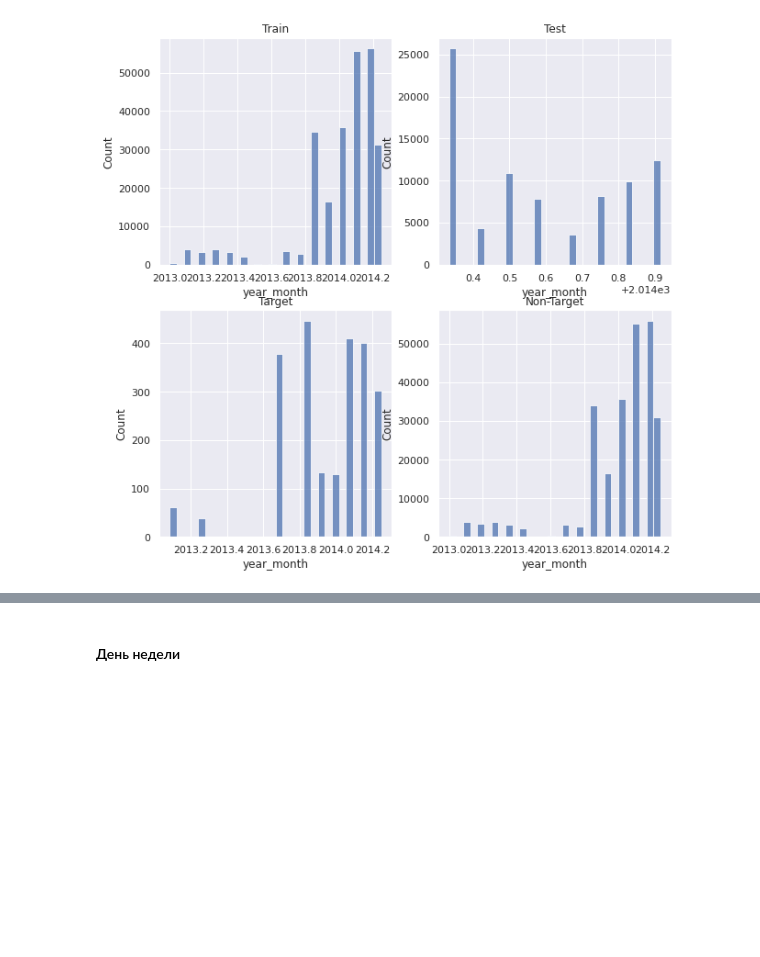
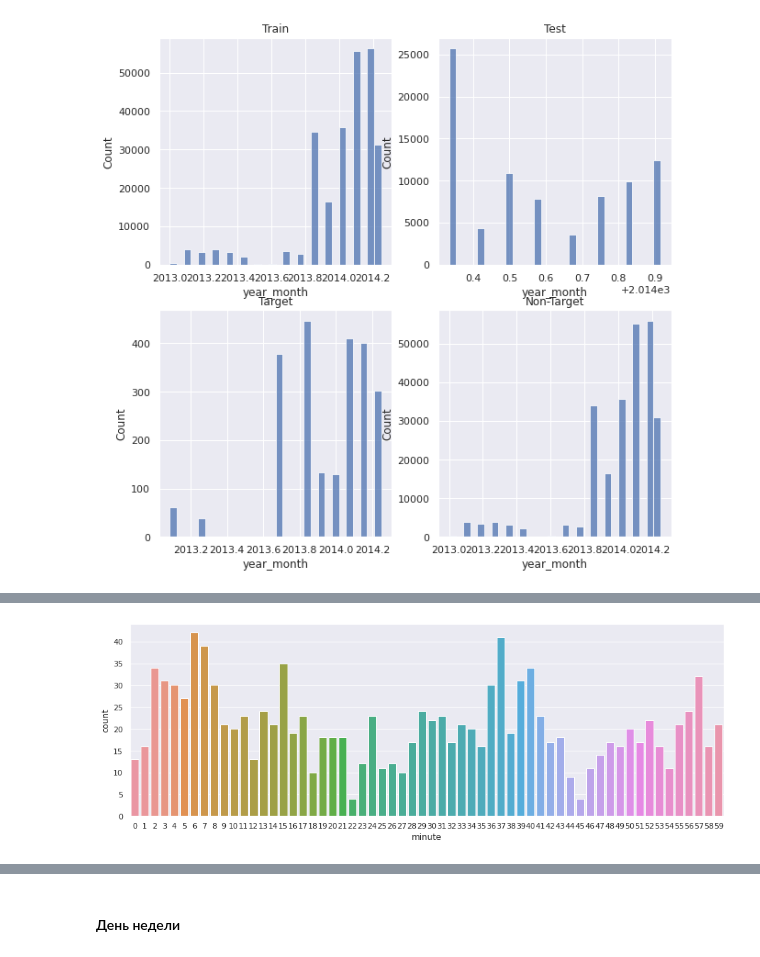
Before and after one commit to Uniholder/Specialization-Yandex-MIPT, a Jupyter notebook: 6_Final_projects/1_user_identification/kaggle/eda.ipynb, the cells around one changed output, grey strips where cells are left out. Cells and saved outputs as stored; diff of their text form; code cells hidden in the pictures; blank space fills up the shorter version.

```diff
--- a/6_Final_projects/1_user_identification/kaggle/eda.ipynb
+++ b/6_Final_projects/1_user_identification/kaggle/eda.ipynb
@@ -236,0 +236,5 @@ plot_feature(time_features_train, time_features_test, 'histplot', 'year_month',
+# %%
+plt.figure(figsize=(15, 5))
+sns.countplot(x=time_features_train_2014[time_features_train_2014.target == 1]['minute']);
+# %% [output]
+[figure, added]
```
Also changed, not shown: parts of 64 cells of this notebook, 1 other file.
